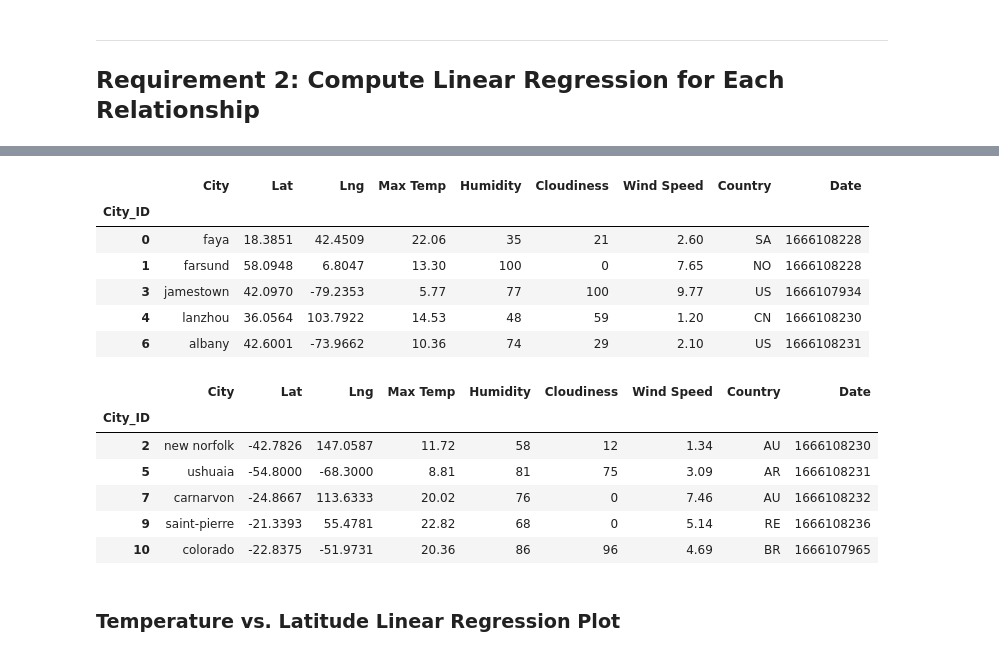
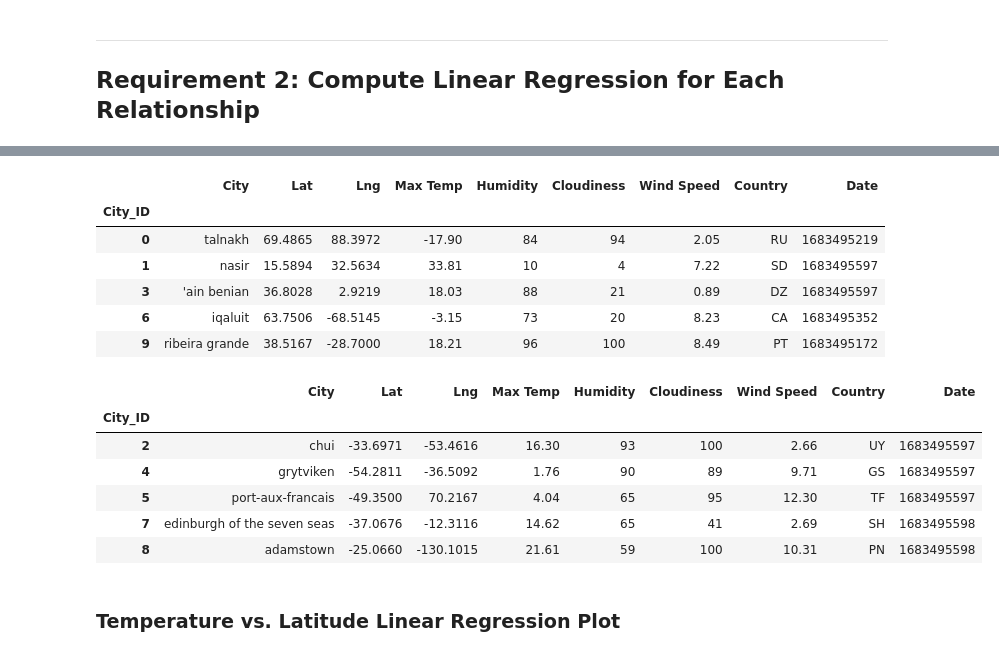
Before and after one commit to Adrienek/python-api-challenge, a Jupyter notebook: WeatherPy/WeatherPy.ipynb, the cells around one changed output, grey strips where cells are left out. Saved outputs shown, nothing was run; the diff lists cells and outputs as text; code cells hidden in the pictures.

```diff
--- a/WeatherPy/WeatherPy.ipynb
+++ b/WeatherPy/WeatherPy.ipynb
@@ -262,30 +292,30 @@ plt.show()
 # %%
 # Create a DataFrame with the Northern Hemisphere data (Latitude >= 0)
-# YOUR CODE HERE
+northern_hemi_df=pd.DataFrame(city_data_df[city_data_df['Lat']>=0])
 
 # Display sample data
 northern_hemi_df.head()
 # %% [output]
 |  | City | Lat | Lng | Max Temp | Humidity | Cloudiness | Wind Speed | Country | Date |
 | City_ID |  |  |  |  |  |  |  |  |  |
-| 0 | faya | 18.3851 | 42.4509 | 22.06 | 35 | 21 | 2.60 | SA | 1666108228 |
-| 1 | farsund | 58.0948 | 6.8047 | 13.30 | 100 | 0 | 7.65 | NO | 1666108228 |
-| 3 | jamestown | 42.0970 | -79.2353 | 5.77 | 77 | 100 | 9.77 | US | 1666107934 |
-| 4 | lanzhou | 36.0564 | 103.7922 | 14.53 | 48 | 59 | 1.20 | CN | 1666108230 |
-| 6 | albany | 42.6001 | -73.9662 | 10.36 | 74 | 29 | 2.10 | US | 1666108231 |
+| 0 | talnakh | 69.4865 | 88.3972 | -17.90 | 84 | 94 | 2.05 | RU | 1683495219 |
+| 1 | nasir | 15.5894 | 32.5634 | 33.81 | 10 | 4 | 7.22 | SD | 1683495597 |
+| 3 | 'ain benian | 36.8028 | 2.9219 | 18.03 | 88 | 21 | 0.89 | DZ | 1683495597 |
+| 6 | iqaluit | 63.7506 | -68.5145 | -3.15 | 73 | 20 | 8.23 | CA | 1683495352 |
+| 9 | ribeira grande | 38.5167 | -28.7000 | 18.21 | 96 | 100 | 8.49 | PT | 1683495172 |
 # %%
 # Create a DataFrame with the Southern Hemisphere data (Latitude < 0)
-# YOUR CODE HERE
+southern_hemi_df=pd.DataFrame(city_data_df[city_data_df['Lat']<=0])
 
 # Display sample data
 southern_hemi_df.head()
 # %% [output]
 |  | City | Lat | Lng | Max Temp | Humidity | Cloudiness | Wind Speed | Country | Date |
 | City_ID |  |  |  |  |  |  |  |  |  |
-| 2 | new norfolk | -42.7826 | 147.0587 | 11.72 | 58 | 12 | 1.34 | AU | 1666108230 |
-| 5 | ushuaia | -54.8000 | -68.3000 | 8.81 | 81 | 75 | 3.09 | AR | 1666108231 |
-| 7 | carnarvon | -24.8667 | 113.6333 | 20.02 | 76 | 0 | 7.46 | AU | 1666108232 |
-| 9 | saint-pierre | -21.3393 | 55.4781 | 22.82 | 68 | 0 | 5.14 | RE | 1666108236 |
-| 10 | colorado | -22.8375 | -51.9731 | 20.36 | 86 | 96 | 4.69 | BR | 1666107965 |
+| 2 | chui | -33.6971 | -53.4616 | 16.30 | 93 | 100 | 2.66 | UY | 1683495597 |
+| 4 | grytviken | -54.2811 | -36.5092 | 1.76 | 90 | 89 | 9.71 | GS | 1683495597 |
+| 5 | port-aux-francais | -49.3500 | 70.2167 | 4.04 | 65 | 95 | 12.30 | TF | 1683495597 |
+| 7 | edinburgh of the seven seas | -37.0676 | -12.3116 | 14.62 | 65 | 41 | 2.69 | SH | 1683495598 |
+| 8 | adamstown | -25.0660 | -130.1015 | 21.61 | 59 | 100 | 10.31 | PN | 1683495598 |
 # %% [markdown]
 ###  Temperature vs. Latitude Linear Regression Plot
```
Also changed, not shown: parts of 26 cells of this notebook, 5 other files.
